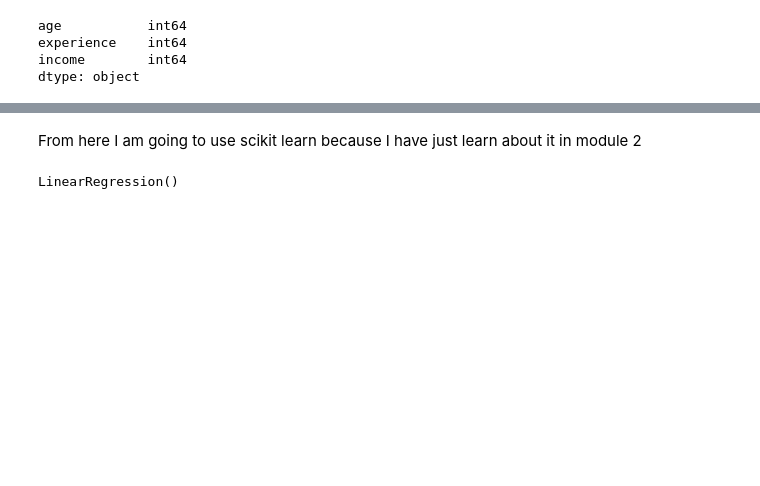
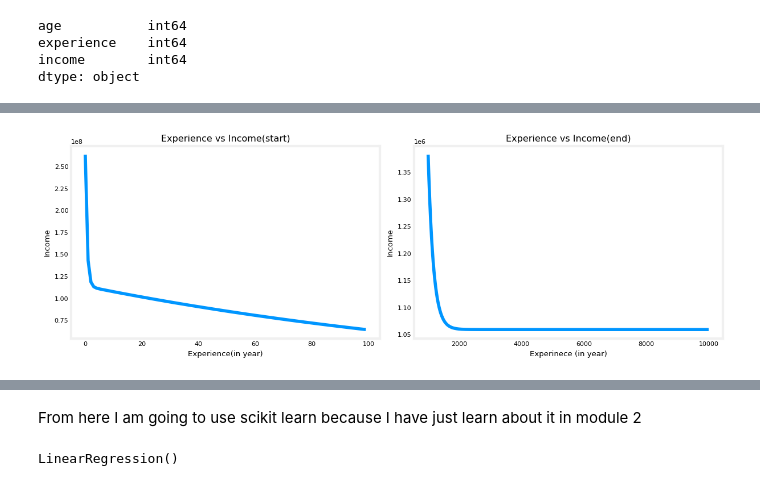
Before and after one commit to speedyankit/Income_prediction, a Jupyter notebook: main.ipynb, the cells around one changed output, grey strips where cells are left out. Saved outputs shown, nothing was run; the diff lists cells and outputs as text; code cells hidden in the pictures; blank space fills up the shorter version.

```diff
--- a/main.ipynb
+++ b/main.ipynb
@@ -36,0 +37,24 @@ plt.show()
+# %%
+def compute_cost(x,y,w,b):
+    m = x.shape[0]
+    cost_sum = 0
+    for i in range(m):
+        f_wb = w*x[i]+b
+        cost = (f_wb - y[i]) ** 2
+        cost_sum += cost
+    total_cost = (1/(2*m)) * cost_sum
+    return total_cost
+# %%
+def compute_gradient(x,y,w,b):
+    m = x.shape[0]
+    dj_dw = 0
+    dj_db = 0
+    for i in range(m):
+        f_wb = w*x[i] + b
+        dj_dw_i = (f_wb - y[i]) * x[i]
+        dj_db_i = (f_wb - y[i])
+        dj_dw += dj_dw_i
+        dj_db += dj_db_i
+    dj_dw = dj_dw/m
+    dj_db = dj_db/m
+    return dj_dw, dj_db
@@ -36,0 +108,11 @@ plt.show()
+# %%
+# initialize parameters
+w_init = 0
+b_init = 0
+# some gradient descent settings
+iterations = 10000
+tmp_alpha = 1.0e-2
+# run gradient descent
+w_final, b_final, J_hist, p_hist = gradient_descent(x_train ,y_train, w_init, b_init, tmp_alpha,
+                                                    iterations, compute_cost, compute_gradient)
+print(f"(w,b) found by gradient descent: ({w_final:8.4f},{b_final:8.4f})")
@@ -36,0 +131,11 @@ plt.show()
+# %%
+# plot cost versus iteration
+fig, (ax1, ax2) = plt.subplots(1, 2, constrained_layout=True, figsize=(12,4))
+ax1.plot(J_hist[:100])
+ax2.plot(1000 + np.arange(len(J_hist[1000:])), J_hist[1000:])
+ax1.set_title("Experience vs Income(start)");  ax2.set_title("Experience vs Income(end)")
+ax1.set_ylabel('Income')            ;  ax2.set_ylabel('Income')
+ax1.set_xlabel('Experience(in year)')  ;  ax2.set_xlabel('Experinece (in year)')
+plt.show()
+# %% [output]
+[figure, added]
```
Also changed, not shown: parts of 9 cells of this notebook.
